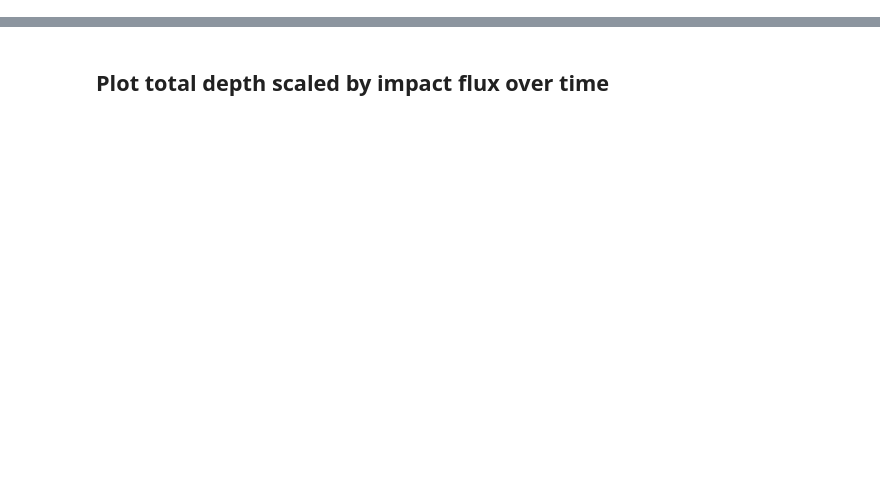
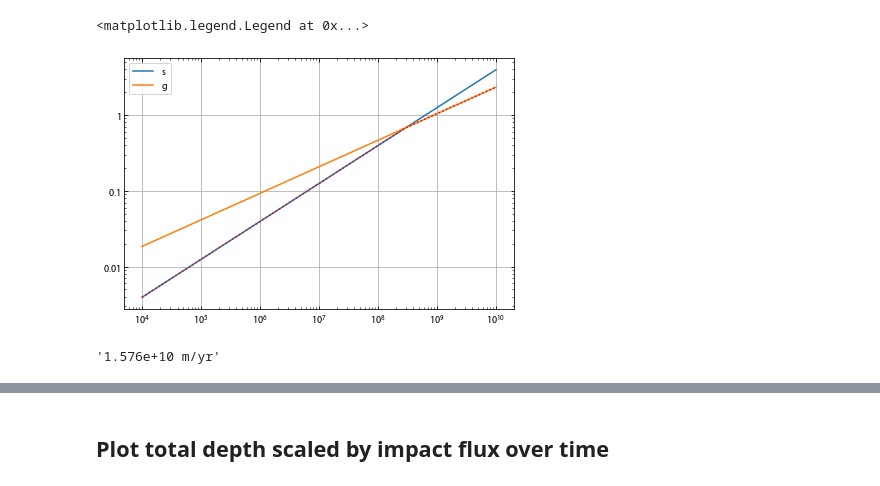
Before and after one commit to cjtu/moonpies, a Jupyter notebook: notebooks/overturn_figs.ipynb, the cells around one changed output, grey strips where cells are left out. Cells and saved outputs as stored; diff of their text form; code cells hidden in the pictures; blank space fills up the shorter version.

```diff
--- a/notebooks/overturn_figs.ipynb
+++ b/notebooks/overturn_figs.ipynb
@@ -28,3 +38,22 @@ plt.show()
+# %%
+t = np.logspace(4, 10)
+s = mm.overturn_depth_costello_str(t)
+g = mm.overturn_depth_costello_grav(t)
+b = s.copy()
+b[g<s] = g[g<s]
+plt.loglog(t, s, label='s')
+plt.loglog(t, g, label='g')
+plt.loglog(t, b, 'r:')
+plt.legend()
+# %% [output]
+<matplotlib.legend.Legend at 0x...>
+[figure, added]
+# %%
+# 0.5 # km/s
+# 500 # m/s
+f'{500 * 3.153e7:.3e} m/yr'
+# %% [output]
+'1.576e+10 m/yr'
 # %%
 # See figure 4 Costello (2020)
 plt.figure()
```
Also changed, not shown: parts of 3 cells of this notebook, 2 other files.
